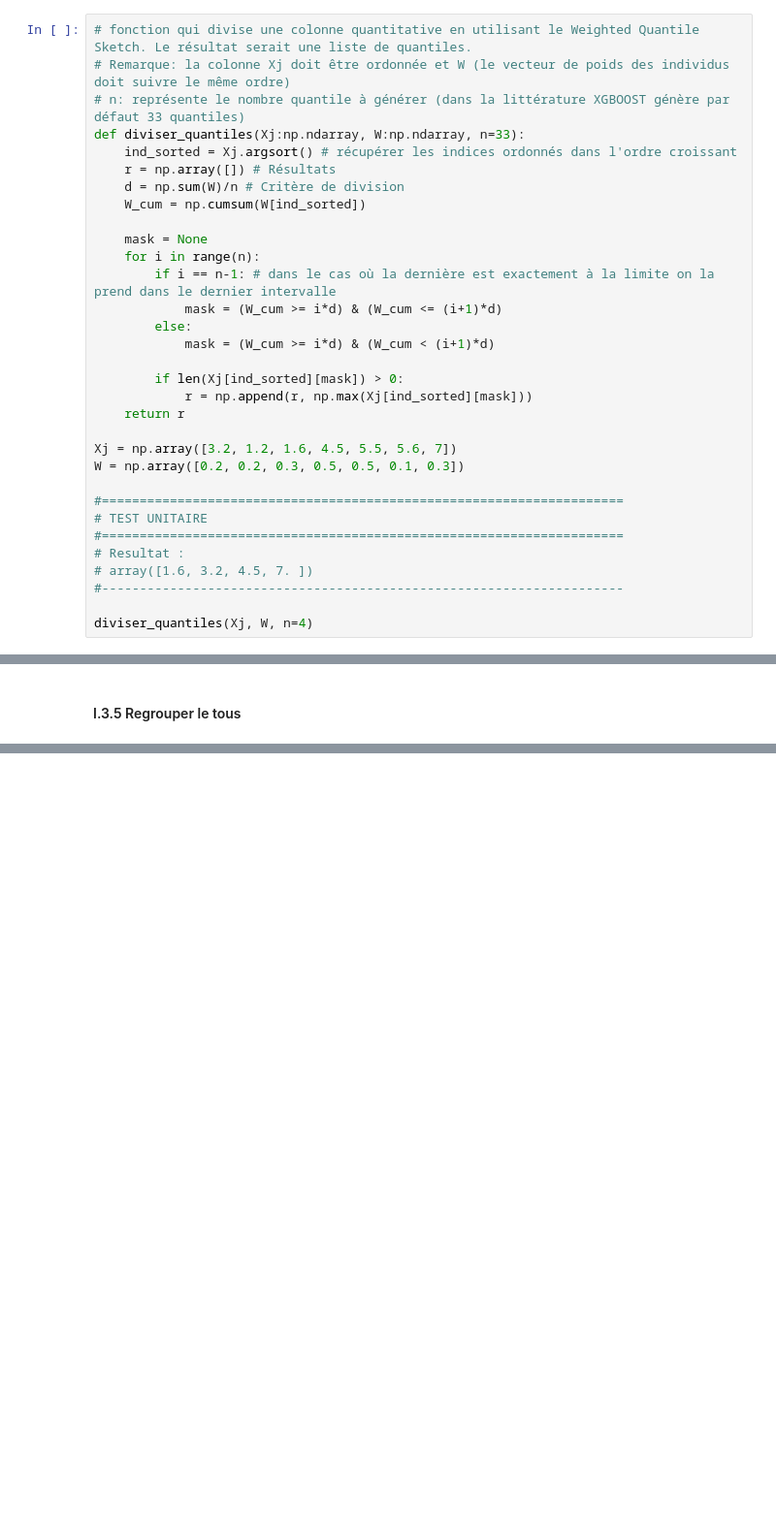
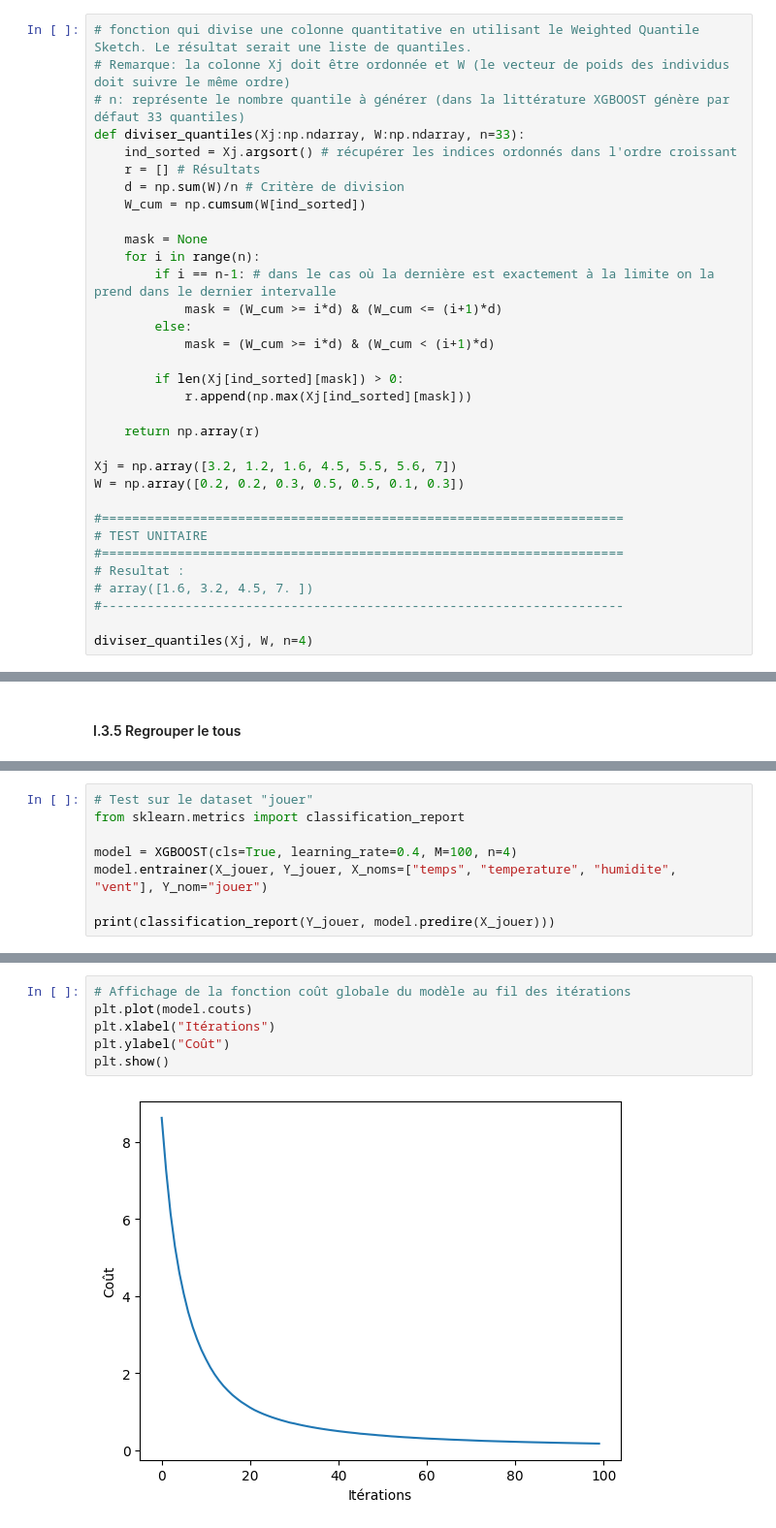
Before and after one commit to NassimAm/TP_XGBOOST, a Jupyter notebook: main.ipynb, the cells around one changed output, grey strips where cells are left out. Shown at 97% size. Cells and saved outputs as stored; diff of their text form; blank space fills up the shorter version.

Commit message:
Finalised XGBOOST model

```diff
--- a/main.ipynb
+++ b/main.ipynb
@@ -510,7 +501,7 @@ $$\text{où } p_i^{(k-1)} \text{ représente la probabilité pour l'individu }i\
 # n: représente le nombre quantile à générer (dans la littérature XGBOOST génère par défaut 33 quantiles)
 def diviser_quantiles(Xj:np.ndarray, W:np.ndarray, n=33):
     ind_sorted = Xj.argsort() # récupérer les indices ordonnés dans l'ordre croissant
-    r = np.array([]) # Résultats
+    r = [] # Résultats
     d = np.sum(W)/n # Critère de division
     W_cum = np.cumsum(W[ind_sorted])
 
@@ -522,8 +513,9 @@ def diviser_quantiles(Xj:np.ndarray, W:np.ndarray, n=33):
             mask = (W_cum >= i*d) & (W_cum < (i+1)*d)
 
         if len(Xj[ind_sorted][mask]) > 0:
-            r = np.append(r, np.max(Xj[ind_sorted][mask]))
-    return r
+            r.append(np.max(Xj[ind_sorted][mask]))
+
+    return np.array(r)
 
 Xj = np.array([3.2, 1.2, 1.6, 4.5, 5.5, 5.6, 7])
 W = np.array([0.2, 0.2, 0.3, 0.5, 0.5, 0.1, 0.3])
@@ -818,0 +898,8 @@ except ImportError:
+# %%
+# Test sur le dataset "jouer"
+from sklearn.metrics import classification_report
+
+model = XGBOOST(cls=True, learning_rate=0.4, M=100, n=4)
+model.entrainer(X_jouer, Y_jouer, X_noms=["temps", "temperature", "humidite", "vent"], Y_nom="jouer")
+
+print(classification_report(Y_jouer, model.predire(X_jouer)))
@@ -818,0 +915,8 @@ except ImportError:
+# %%
+# Affichage de la fonction coût globale du modèle au fil des itérations
+plt.plot(model.couts)
+plt.xlabel("Itérations")
+plt.ylabel("Coût")
+plt.show()
+# %% [output]
+[figure, added]
```
Also changed, not shown: parts of 9 cells of this notebook.
